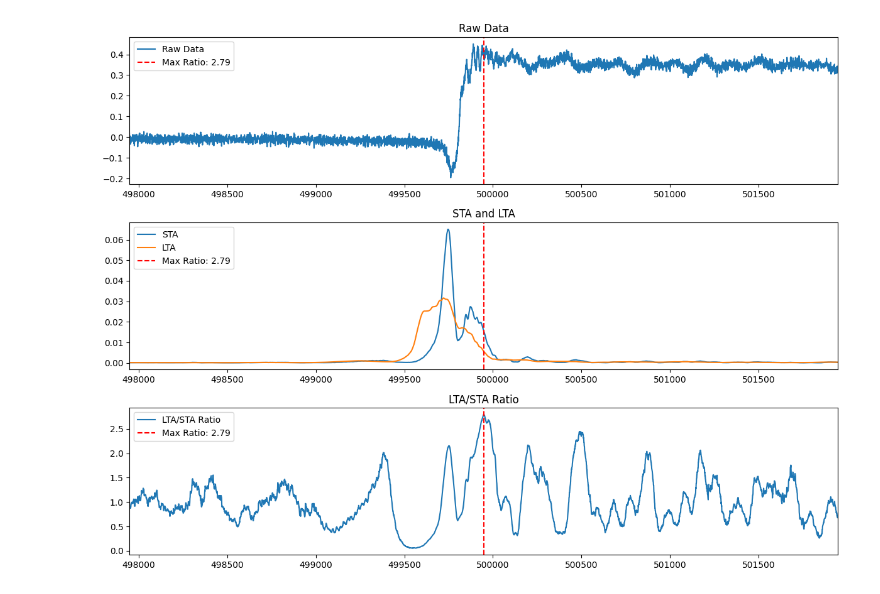
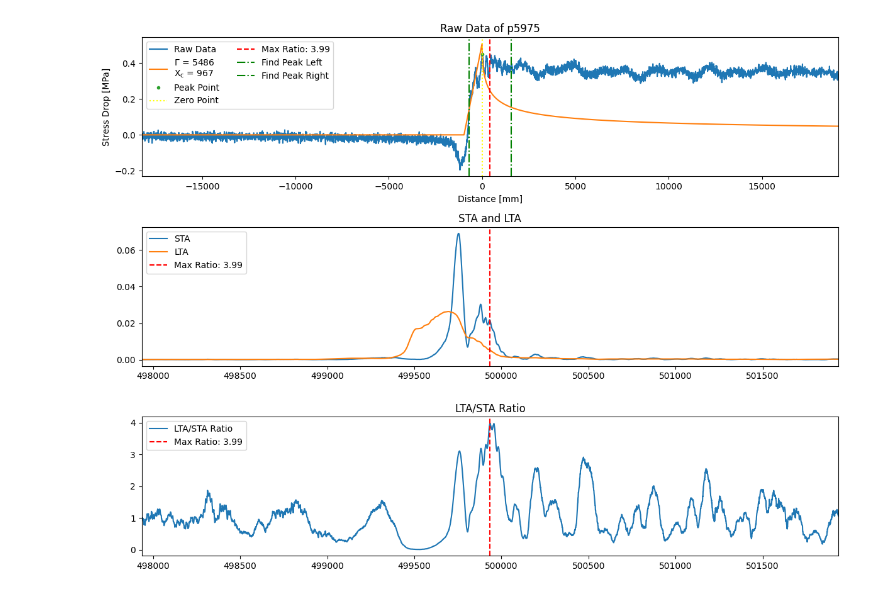
Before and after one commit to Gauss963/PSU-Dynamic-Strain, a Jupyter notebook: Code/p5975.ipynb, the cells around one changed output. Drawn from its saved outputs; the diff is of its cells as text; code cells hidden in the pictures.

Commit message:
Massive Fitting

```diff
--- a/Code/p5975.ipynb
+++ b/Code/p5975.ipynb
@@ -13,5 +19,5 @@ C_d = 4790    # Longitudinal wave speed (m/s)
 # %%
-filename = '../Data/p5975e.npz'
+filename = f'../Data/{experiment_SN}e.npz'
 # %%
 data = np.load(filename, allow_pickle = True)
 data = data["experiment"][()]
@@ -20,6 +26,8 @@ exy6 = event['strain']['original']['raw'][6]
 
 
 TIME_S = event['strain']['original']['time']
+C_f = np.abs(event['rupture_speed'])
+print(f'Cf: {C_f:.1f}m/s')
 
 fs = len(TIME_S) / (np.max(TIME_S) - np.min(TIME_S))
 print(f'Sampling rate: {fs:.1f}Hz')
@@ -50,0 +83,12 @@ FILTERED_STRESS_MPA = DataProcessor.highpass_filter(STRESS_MPA, cutoff, fs)
+# %%
+start_index = max_index - 120
+end_index   = max_index + 120
+
+CUT_STRESS_MPA = STRESS_MPA[start_index:end_index]
+LOCAL_PEAKS, _ = scipy.signal.find_peaks(CUT_STRESS_MPA, prominence = 0.02, distance = 30)
+GLOBAL_PEAKS = LOCAL_PEAKS + start_index
+
+GLOBAL_PEAK = GLOBAL_PEAKS[1]
+
+print(f'Peaks: {GLOBAL_PEAK}')
+print(f'Peak Values: {STRESS_MPA[GLOBAL_PEAK]}')
@@ -50,0 +98,2 @@ FILTERED_STRESS_MPA = DataProcessor.highpass_filter(STRESS_MPA, cutoff, fs)
+# %%
+DISTANCE = DISTANCE - DISTANCE[GLOBAL_PEAK]
@@ -51,58 +185,43 @@ FILTERED_STRESS_MPA = DataProcessor.highpass_filter(STRESS_MPA, cutoff, fs)
 # %%
-hspan = 2000
-
-
-# STA, LTA window length
-sta_window = 50   # STA window length
-lta_window = 200  # LTA window length
-
-# Calculate STA, LTA by convolution
-sta = np.convolve(FILTERED_STRESS_MPA**2, np.ones(sta_window)/sta_window, mode='valid')
-lta = np.convolve(FILTERED_STRESS_MPA**2, np.ones(lta_window)/lta_window, mode='valid')
-
-# Matching STA and LTA data length
-min_length = min(len(sta), len(lta))
-sta = sta[:min_length]
-lta = lta[:min_length]
-
-# Calculate LTA/STA ratio
-lta_sta_ratio = sta / lta
-
-# Find peak and peak's index
-max_ratio = np.max(lta_sta_ratio)
-max_index = np.argmax(lta_sta_ratio)
-
-
-
+# mpl.rc("font", family="Times",weight='normal')
+plt.rcParams.update({'mathtext.default':  'regular' })
 plt.figure(figsize = (12, 9))
 
 # Plot raw data (No filter)
 plt.subplot(3, 1, 1)
-plt.plot(STRESS_MPA, label = 'Raw Data')
-plt.axvline(x = max_index, color = 'red', linestyle = '--', label=f'Max Ratio: {max_ratio:.2f}')
-plt.xlim(max_index - hspan, max_index + hspan)
-plt.title('Raw Data')
-plt.legend(loc = 'upper left')
+plt.plot(DISTANCE, STRESS_MPA, label = 'Raw Data')
+plt.plot(DISTANCE, DataProcessor.fitting_function(Xc_fit, C_f, Gamma_fit, DISTANCE, 8e-3) / 10**6, label = f'$\Gamma$ = {Gamma_fit:.0f}\n$X_c$ = {Xc_fit:.0f}')
+plt.plot(DISTANCE[GLOBAL_PEAK], STRESS_MPA[GLOBAL_PEAK], '.', label = 'Peak Point')
+plt.xlabel('Distance [mm]')
+plt.ylabel('Stress Drop [MPa]')
+plt.axvline(x = DISTANCE[GLOBAL_PEAK], color = 'yellow', linestyle = ':', label = 'Zero Point')
+plt.axvline(x = DISTANCE[max_index], color = 'red', linestyle = '--', label=f'Max Ratio: {max_ratio:.2f}')
+plt.axvline(x = DISTANCE[max_index - 120], color = 'green', linestyle = '-.', label = f'Find Peak Left')
+plt.axvline(x = DISTANCE[max_index + 120], color = 'green', linestyle = '-.', label = f'Find Peak Right')
+plt.xlim(DISTANCE[max_index - hspan], DISTANCE[max_index + hspan])
+plt.title(f'Raw Data of {experiment_SN}')
+plt.legend(ncol = 2, loc = 'upper left')
 
 # Plot STA, LTA
 plt.subplot(3, 1, 2)
 plt.plot(sta, label = 'STA')
 plt.plot(lta, label = 'LTA')
 plt.axvline(x = max_index, color = 'red', linestyle = '--', label=f'Max Ratio: {max_ratio:.2f}')
 plt.xlim(max_index - hspan, max_index + hspan)
 plt.title('STA and LTA')
 plt.legend(loc = 'upper left')
 
 # Plot LTA/STA ratio
 plt.subplot(3, 1, 3)
 plt.plot(lta_sta_ratio, label='LTA/STA Ratio')
 plt.axvline(x = max_index, color = 'red', linestyle = '--', label=f'Max Ratio: {max_ratio:.2f}')
 plt.xlim(max_index - hspan, max_index + hspan)
 plt.title('LTA/STA Ratio')
 plt.legend(loc = 'upper left')
 
 plt.tight_layout()
-plt.savefig('../Plot/STA-LTA-5975-test.pdf')
+plt.savefig(f'../Plot/STA-LTA-{experiment_SN}-test.pdf')
 plt.show()
+plt.close()
 # %% [output]
-[figure, old version]
+[figure, new version]
```
Also changed, not shown: parts of 7 cells of this notebook, 13 other files.
